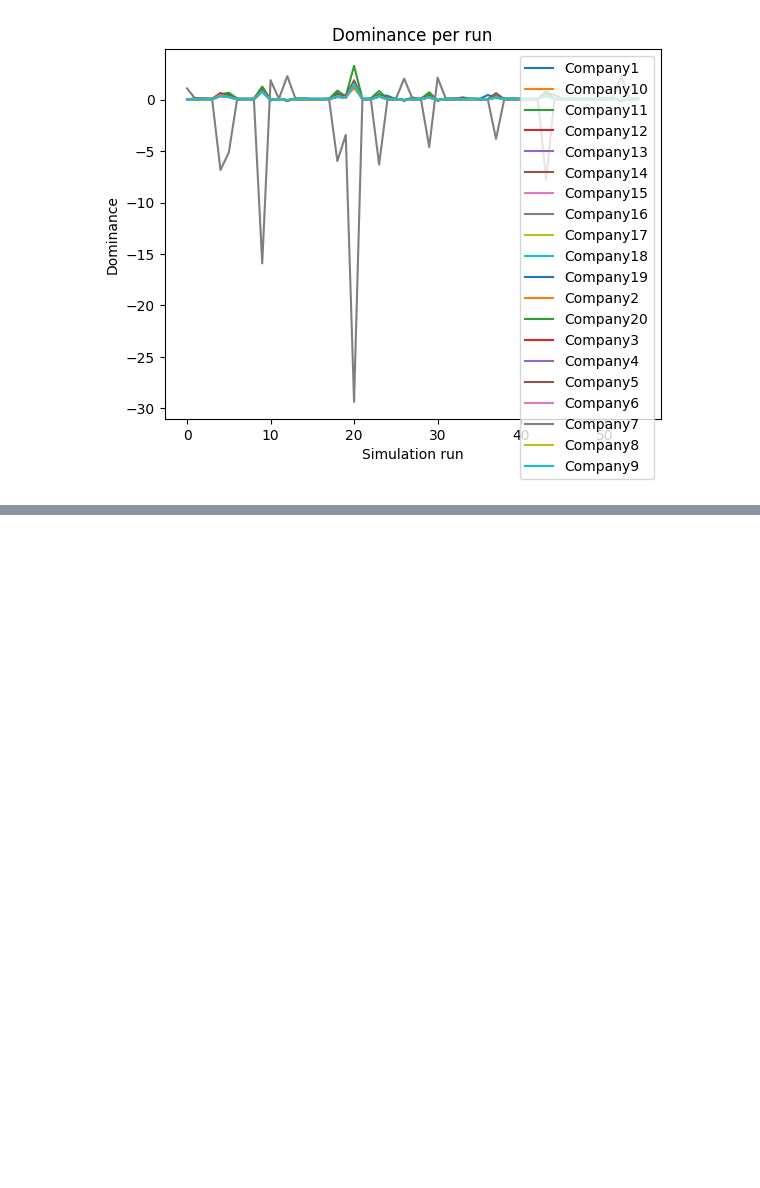
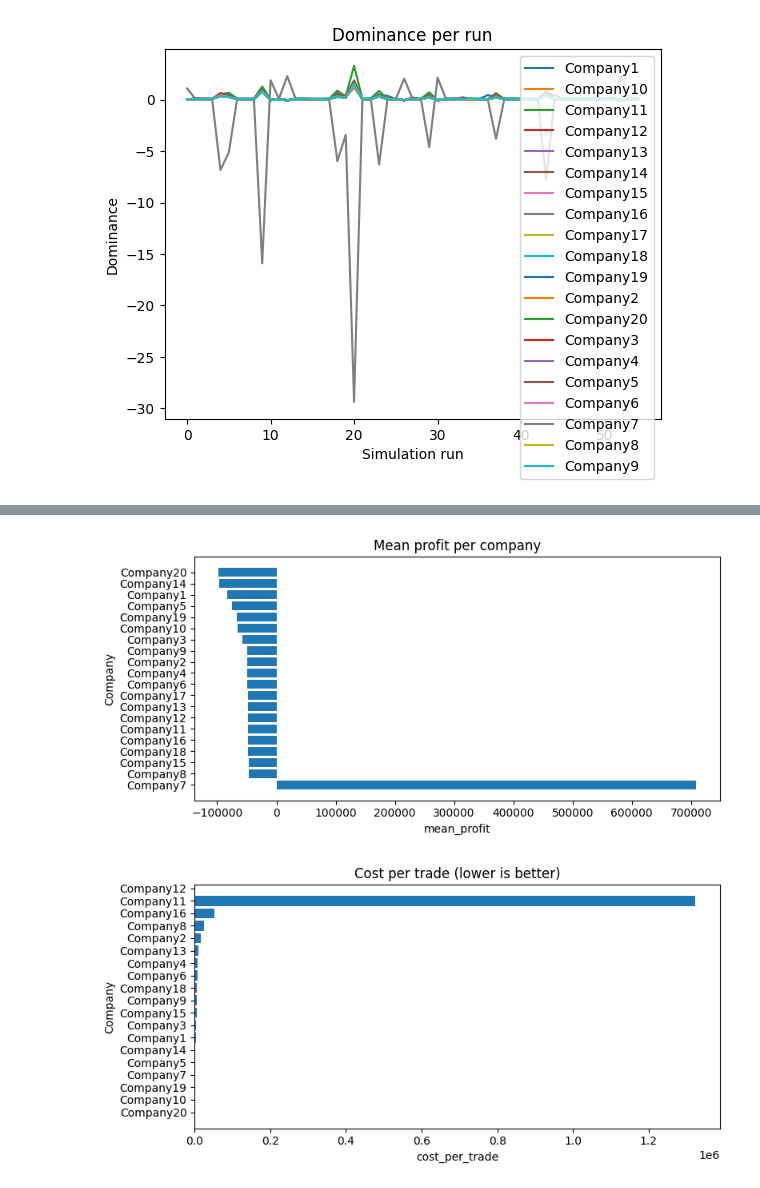
Before and after one commit to adam-goose/silicon_seas, a Jupyter notebook: metrics_comp_reader.ipynb, the cells around one changed output, grey strips where cells are left out. Saved outputs shown, nothing was run; the diff lists cells and outputs as text; code cells hidden in the pictures; blank space fills up the shorter version.

```diff
--- a/metrics_comp_reader.ipynb
+++ b/metrics_comp_reader.ipynb
@@ -616,0 +638,24 @@ graph()
+# %%
+evaluation_table = pd.concat(
+    [
+        mean_profit,
+        dominance,
+        profit_variance,
+        worst_profit,
+        profit_per_trade,
+        cost_per_trade,
+        profit_share
+    ],
+    axis=1,
+    keys=[
+        "mean_profit",
+        "dominance",
+        "profit_variance",
+        "worst_profit",
+        "profit_per_trade",
+        "cost_per_trade",
+        "profit_share"
+    ]
+)
+
+evaluation_table
@@ -616,0 +681,9 @@ graph()
+# %%
+evaluation_plot = evaluation_table.reset_index()
+bar_plot(evaluation_plot, "mean_profit", "Mean profit per company")
+bar_plot(evaluation_plot, "cost_per_trade", "Cost per trade (lower is better)", ascending=True)
+bar_plot(evaluation_plot, "", "Mean profit per company", ascending=False)
+bar_plot(evaluation_plot, "cost_per_trade", "Cost per trade (lower is better)", ascending=True)
+# %% [output]
+[figure, added]
+[figure, added]
```
Also changed, not shown: parts of 23 cells of this notebook, 1 other file.
